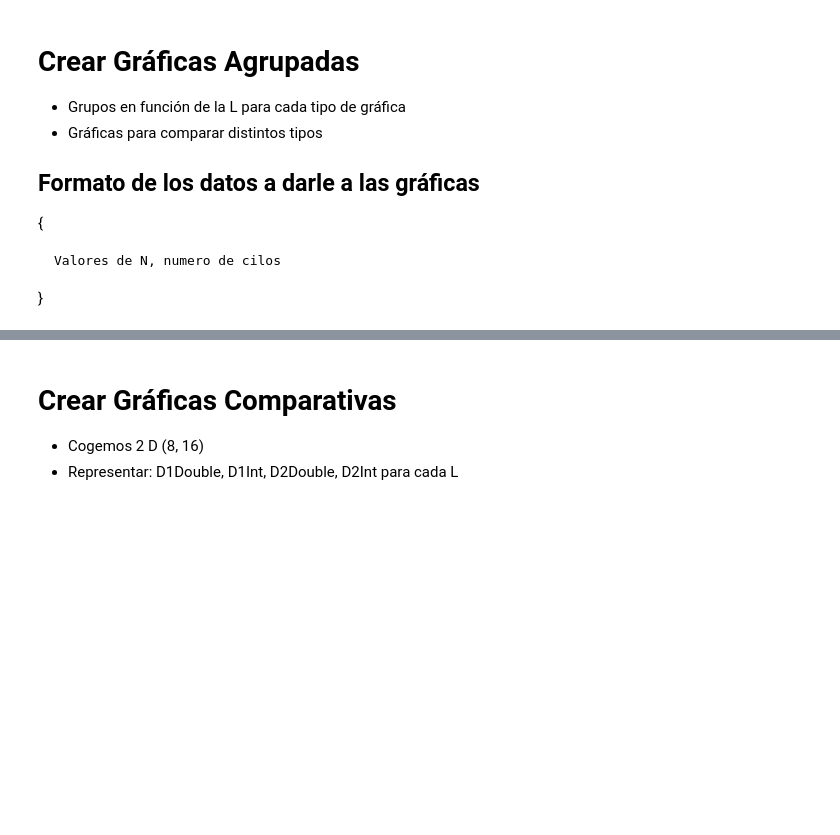
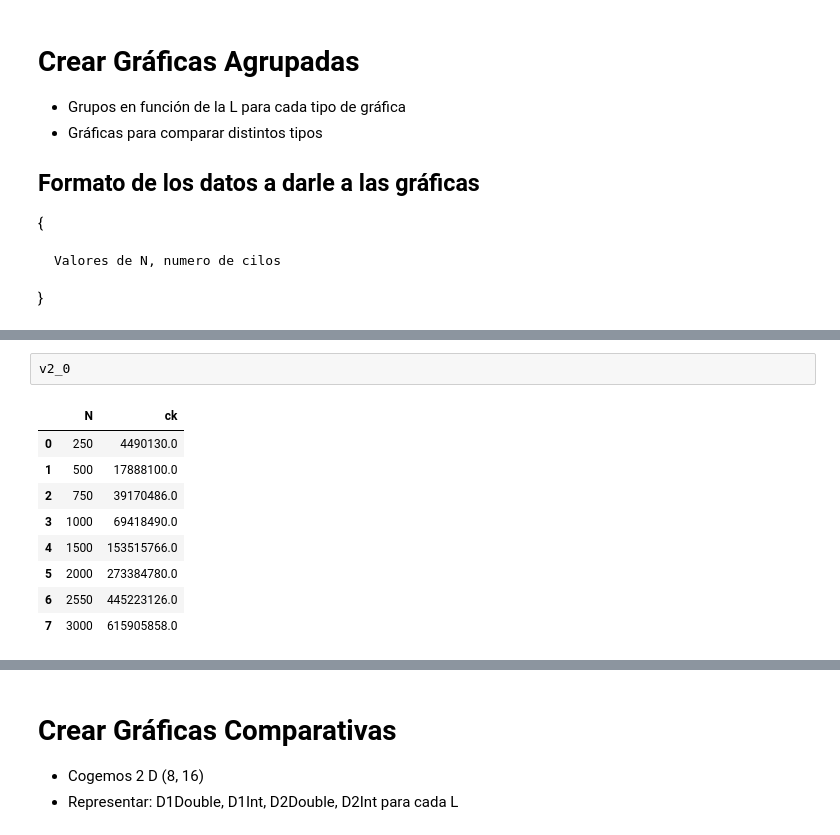
Before and after one commit to chrisgzlez/ArqComp, a Jupyter notebook: Practica_02/ClockSpeed.ipynb, the cells around one changed output, grey strips where cells are left out. Drawn from its saved outputs; the diff is of its cells as text; blank space fills up the shorter version.

```diff
--- a/Practica_02/ClockSpeed.ipynb
+++ b/Practica_02/ClockSpeed.ipynb
@@ -278,0 +334,12 @@ plt.savefig(f'data/double/graphs/graph_double_bigD.png')
+# %%
+v2_0
+# %% [output]
+|  | N | ck |
+| 0 | 250 | 4490130.0 |
+| 1 | 500 | 17888100.0 |
+| 2 | 750 | 39170486.0 |
+| 3 | 1000 | 69418490.0 |
+| 4 | 1500 | 153515766.0 |
+| 5 | 2000 | 273384780.0 |
+| 6 | 2550 | 445223126.0 |
+| 7 | 3000 | 615905858.0 |
```
Also changed, not shown: parts of 20 cells of this notebook, 5 other files.
